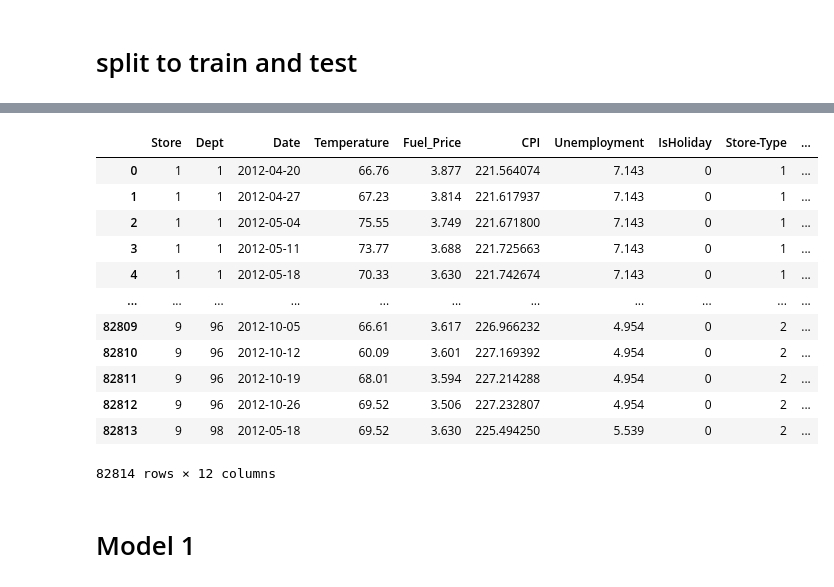
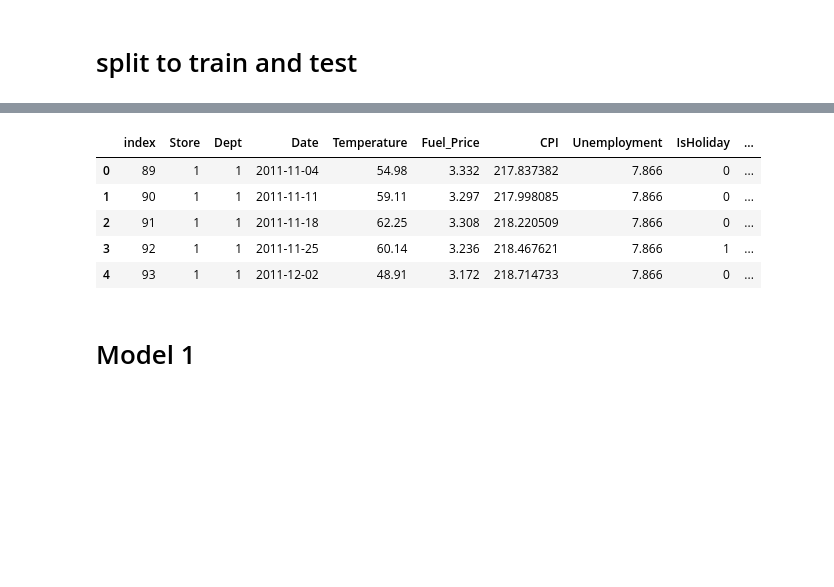
Before and after one commit to LiorShiboli/urinakysis-analysis, a Jupyter notebook: notebooks/walmart.ipynb, the cells around one changed output, grey strips where cells are left out. Cells and saved outputs as stored; diff of their text form; code cells hidden in the pictures; blank space fills up the shorter version.

```diff
--- a/notebooks/walmart.ipynb
+++ b/notebooks/walmart.ipynb
@@ -40,5 +48,7 @@ train_original_df["Date"] = train_original_df["Date"].apply(pd.to_datetime)
 # %%
 df = train_original_df.copy()
+# %%
+df = df[(df["Store"] == 1) & (df["Dept"] == 1)]
 # %% [markdown]
 # Combine the tables
 # %%
@@ -201,5 +211,14 @@ df
 # %% [markdown]
 # split to train and test
+# %%
+sorted_dates = df.sort_values(by="Date")["Date"]
+sorted_dates = sorted_dates.reset_index()["Date"]
+
+limit_date = sorted_dates.head(int(sorted_dates.count() * 0.8)).max()
+
+df = df[df["Date"] <= limit_date].copy()
+
+df = df.reset_index()
 # %%
 sorted_dates = df.sort_values(by="Date")["Date"]
 sorted_dates = sorted_dates.reset_index()["Date"]
@@ -281,19 +297,12 @@ train_df
 # %%
-test_df
+test_df.head()
 # %% [output]
-|  | Store | Dept | Date | Temperature | Fuel_Price | CPI | Unemployment | IsHoliday | Store-Type | ... |
-| 0 | 1 | 1 | 2012-04-20 | 66.76 | 3.877 | 221.564074 | 7.143 | 0 | 1 | ... |
-| 1 | 1 | 1 | 2012-04-27 | 67.23 | 3.814 | 221.617937 | 7.143 | 0 | 1 | ... |
-| 2 | 1 | 1 | 2012-05-04 | 75.55 | 3.749 | 221.671800 | 7.143 | 0 | 1 | ... |
-| 3 | 1 | 1 | 2012-05-11 | 73.77 | 3.688 | 221.725663 | 7.143 | 0 | 1 | ... |
-| 4 | 1 | 1 | 2012-05-18 | 70.33 | 3.630 | 221.742674 | 7.143 | 0 | 1 | ... |
-| ... | ... | ... | ... | ... | ... | ... | ... | ... | ... | ... |
-| 82809 | 9 | 96 | 2012-10-05 | 66.61 | 3.617 | 226.966232 | 4.954 | 0 | 2 | ... |
-| 82810 | 9 | 96 | 2012-10-12 | 60.09 | 3.601 | 227.169392 | 4.954 | 0 | 2 | ... |
-| 82811 | 9 | 96 | 2012-10-19 | 68.01 | 3.594 | 227.214288 | 4.954 | 0 | 2 | ... |
-| 82812 | 9 | 96 | 2012-10-26 | 69.52 | 3.506 | 227.232807 | 4.954 | 0 | 2 | ... |
-| 82813 | 9 | 98 | 2012-05-18 | 69.52 | 3.630 | 225.494250 | 5.539 | 0 | 2 | ... |
+|  | index | Store | Dept | Date | Temperature | Fuel_Price | CPI | Unemployment | IsHoliday | ... |
+| 0 | 89 | 1 | 1 | 2011-11-04 | 54.98 | 3.332 | 217.837382 | 7.866 | 0 | ... |
+| 1 | 90 | 1 | 1 | 2011-11-11 | 59.11 | 3.297 | 217.998085 | 7.866 | 0 | ... |
+| 2 | 91 | 1 | 1 | 2011-11-18 | 62.25 | 3.308 | 218.220509 | 7.866 | 0 | ... |
+| 3 | 92 | 1 | 1 | 2011-11-25 | 60.14 | 3.236 | 218.467621 | 7.866 | 1 | ... |
+| 4 | 93 | 1 | 1 | 2011-12-02 | 48.91 | 3.172 | 218.714733 | 7.866 | 0 | ... |
-82814 rows × 12 columns
 # %% [markdown]
 # Model 1
 # %%
```
Also changed, not shown: parts of 47 cells of this notebook.
